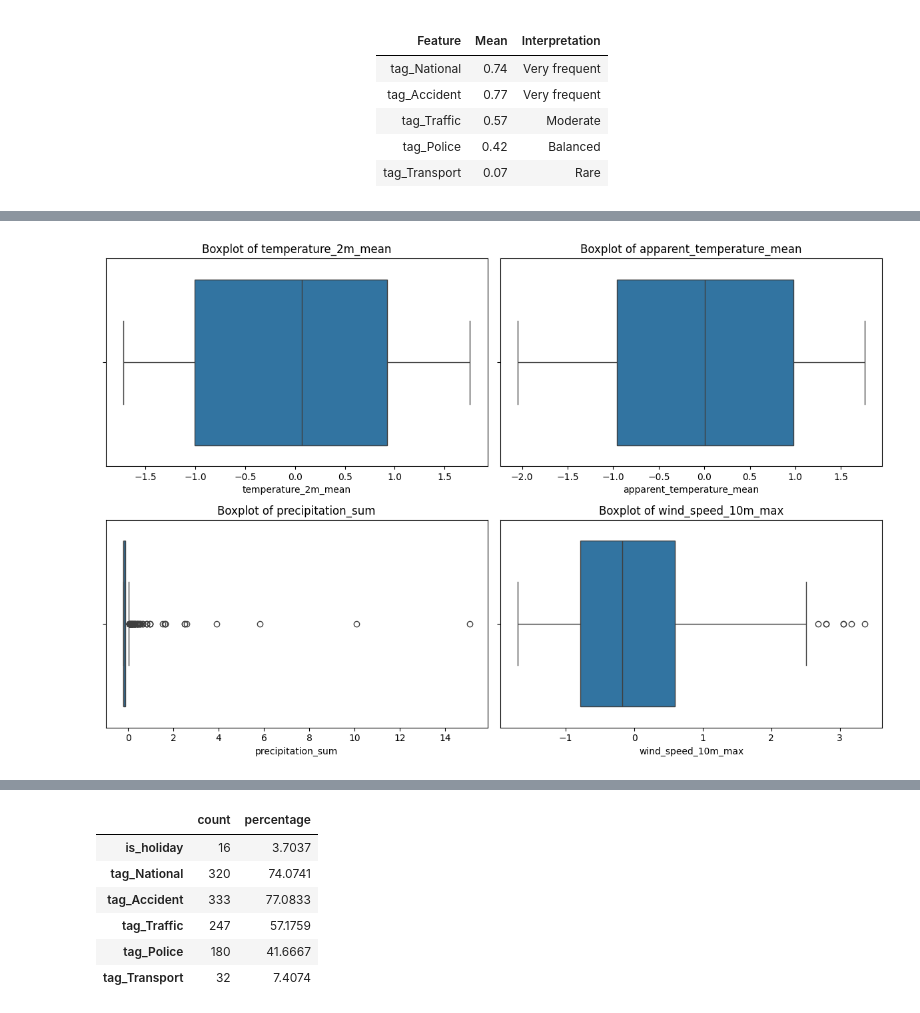
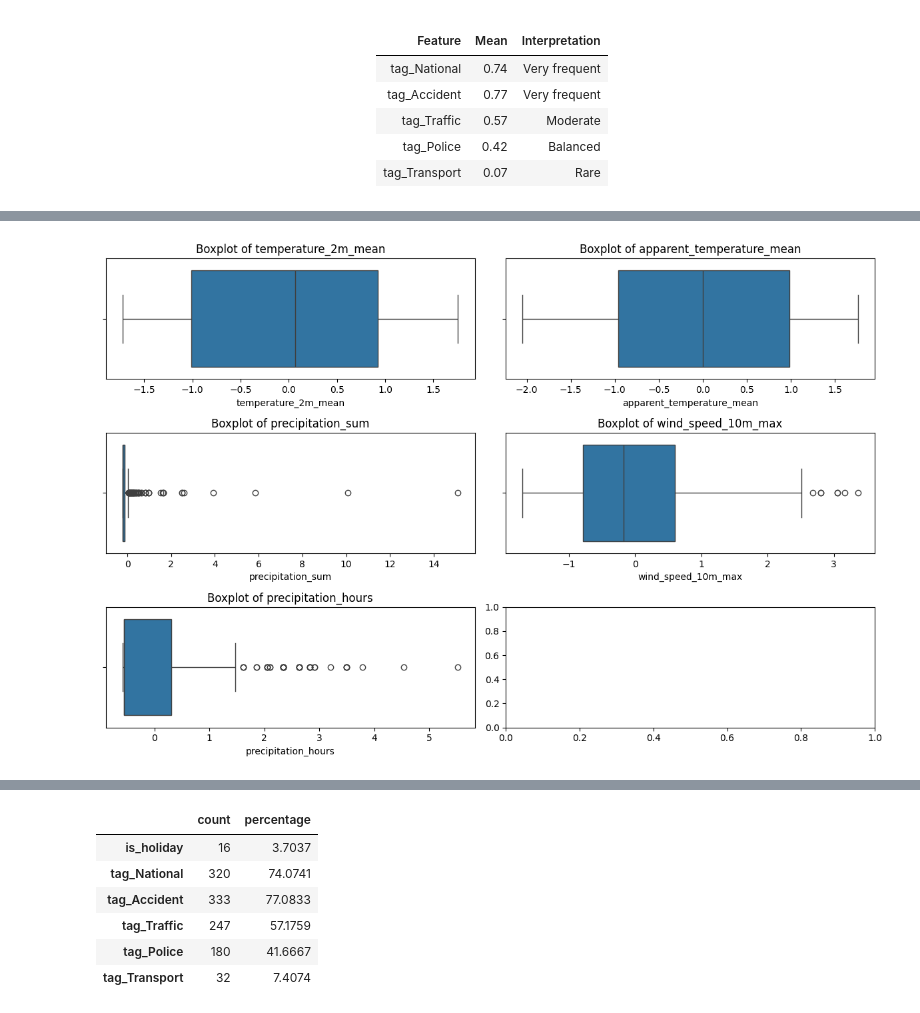
Before and after one commit to LucaKingu/Applied-Machine-Learning--ICS5110--Assignment, a Jupyter notebook: 2_exploratory_analysis.ipynb, the cells around one changed output, grey strips where cells are left out. Drawn from its saved outputs; the diff is of its cells as text; code cells hidden in the pictures.

```diff
--- a/2_exploratory_analysis.ipynb
+++ b/2_exploratory_analysis.ipynb
@@ -98,29 +99,28 @@ The following table, interpreatates the tags and their mean to show how common t
 # %%
 
-## Continues Columns Histogram Plot
-
+## Continues Columns for a Histogram Plot
 continuous_cols = [
     "temperature_2m_mean",
     "apparent_temperature_mean",
     "precipitation_sum",
-    "wind_speed_10m_max"
+    "wind_speed_10m_max",
+    "precipitation_hours"
 ]
 
-# Create a 2x2 grid
-fig, axes = plt.subplots(2, 2, figsize=(12, 10))
+#Initialize the 2x2 grid
+fig, axes = plt.subplots(3, 2, figsize=(12, 10))
 
-# Flatten the axes array from 2x2 to a 1D list of 4 for easy looping
 axes = axes.flatten()
 
+#Loop through your columns and assign each to an axis
 for i, col in enumerate(continuous_cols):
-    # Select the specific subplot for this column
     sns.histplot(df[col], kde=True, bins=30, ax=axes[i])
 
+    # Use axes[i] to set titles and labels for each specific subplot
     axes[i].set_title(f"Distribution of {col}")
     axes[i].set_xlabel(col)
     axes[i].set_ylabel("Frequency")
 
-# Adjust layout so titles and labels don't overlap
-plt.tight_layout()
+plt.tight_layout() #Makes it look pretty
 plt.show()
 # %% [output]
@@ -128,20 +128,18 @@ plt.show()
 # %%
-# 1. Initialize the 2x2 grid
-fig, axes = plt.subplots(2, 2, figsize=(12, 8))
+#Initialize the 2x2 grid
+fig, axes = plt.subplots(3, 2, figsize=(12, 8))
 
-# 2. Flatten the axes so we can iterate through them easily (0, 1, 2, 3)
 axes = axes.flatten()
 
-# 3. Loop through your columns and assign each to an axis
+#Loop through your columns and assign each to an axis
 for i, col in enumerate(continuous_cols):
     sns.boxplot(x=df[col], ax=axes[i])
 
     # Use axes[i] to set titles and labels for each specific subplot
     axes[i].set_title(f"Boxplot of {col}")
     axes[i].set_xlabel(col)
 
-# 4. Cleanup: Adjust spacing and display
-plt.tight_layout()
+plt.tight_layout() #Makes it look pretty
 plt.show()
 # %% [output]
-[figure, old version]
+[figure, new version]
```
Also changed, not shown: parts of 23 cells of this notebook.
